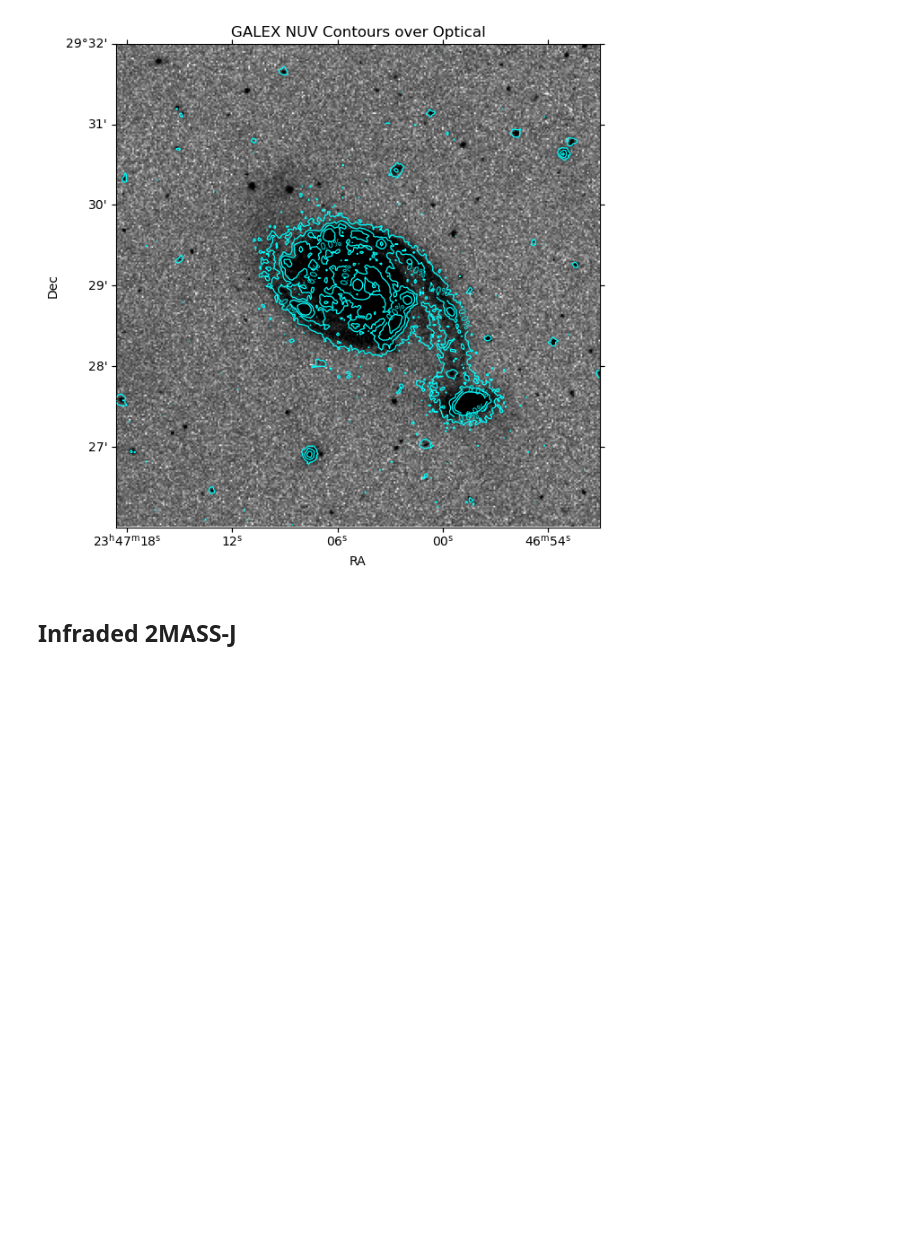
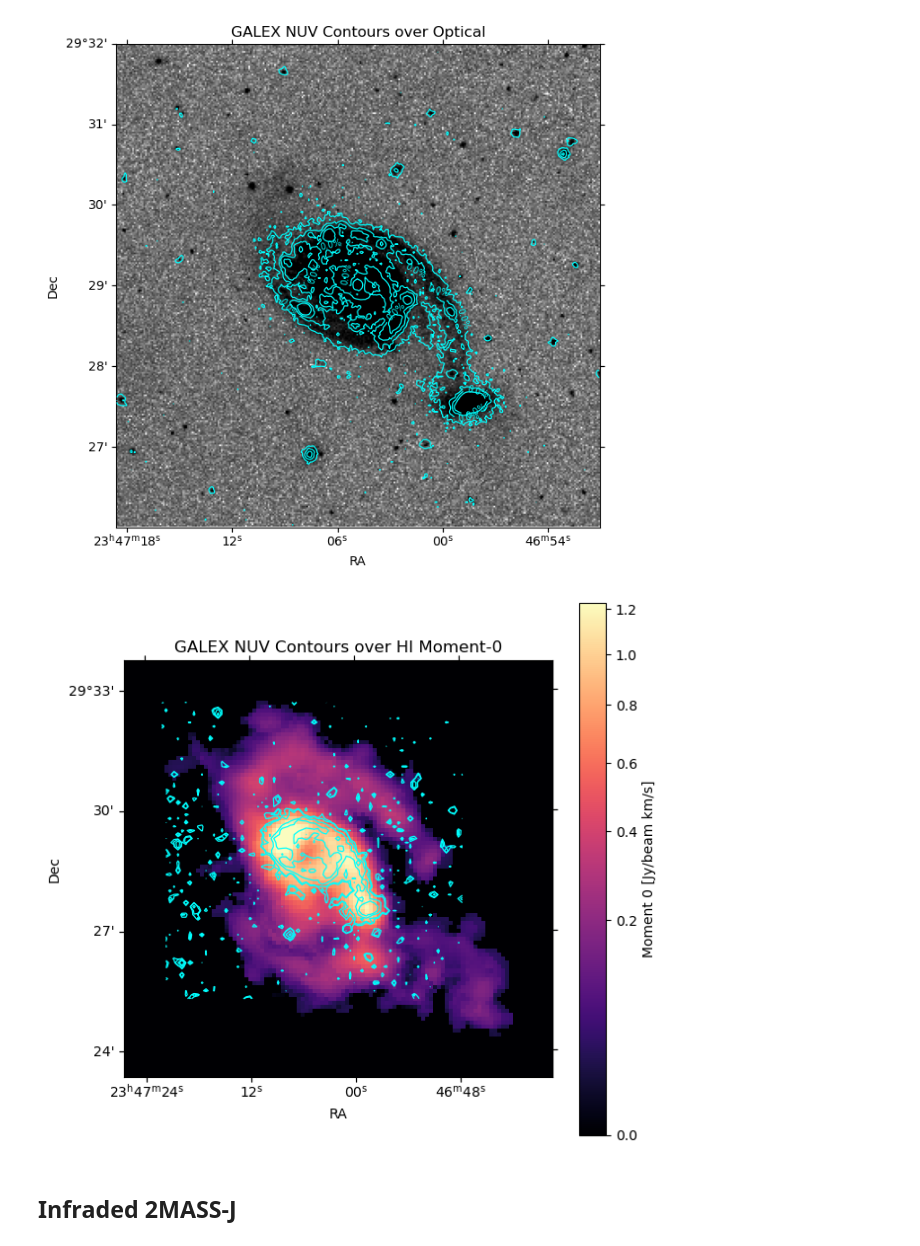
Before and after one commit to AnyelTars/Arp86-Galaxy-System, a Jupyter notebook: StarFormation/StarsFormation.ipynb, the cells around one changed output. Cells and saved outputs as stored; diff of their text form; code cells hidden in the pictures; blank space fills up the shorter version.

```diff
--- a/StarFormation/StarsFormation.ipynb
+++ b/StarFormation/StarsFormation.ipynb
@@ -56,6 +76,39 @@ ax.set_title('GALEX NUV Contours over Optical')
 plt.show()
 # %% [output]
 [figure]
+# %%
+# ...existing code...
+# Overlay: GALEX NUV contours on HI moment-0 (mom0_dat) background
+
+# 2D WCS for HI moment-0
+wcs_hi2d = WCS(header_intensity).celestial
+wcs_uv   = WCS(header_galexuv)
+
+# Reproject GALEX onto the HI frame/shape
+uv_on_hi, uv_foot = reproject_interp((data_galexuv, wcs_uv), wcs_hi2d, shape_out=mom0_dat.shape)
+uv_on_hi[uv_foot <= 0] = np.nan
+
+# Background stretch for HI
+hi_norm = simple_norm(mom0_dat, 'sqrt', percent=99.5)
+
+# Contour levels for GALEX from finite positives
+uv_vals = uv_on_hi[np.isfinite(uv_on_hi) & (uv_on_hi > 0)]
+if uv_vals.size >= 10:
+    uv_levels = np.percentile(uv_vals, [85, 90, 95, 98])
+else:
+    uv_levels = np.linspace(np.nanmin(uv_on_hi), np.nanmax(uv_on_hi), 4)[1:]
+
+fig = plt.figure(figsize=(7,7))
+ax = plt.subplot(projection=wcs_hi2d)
+im = ax.imshow(mom0_dat, origin='lower', cmap='magma', norm=hi_norm)
+cs = ax.contour(uv_on_hi, levels=uv_levels, colors='cyan', linewidths=0.9)
+ax.set_xlabel('RA'); ax.set_ylabel('Dec')
+ax.set_title('GALEX NUV Contours over HI Moment-0')
+cb = plt.colorbar(im, ax=ax, label='Moment 0 [Jy/beam km/s]')
+plt.show()
+# ...existing code...
+# %% [output]
+[figure, added]
 # %% [markdown]
 ## Infraded 2MASS-J
 # %%
```
Also changed, not shown: parts of 6 cells of this notebook.
